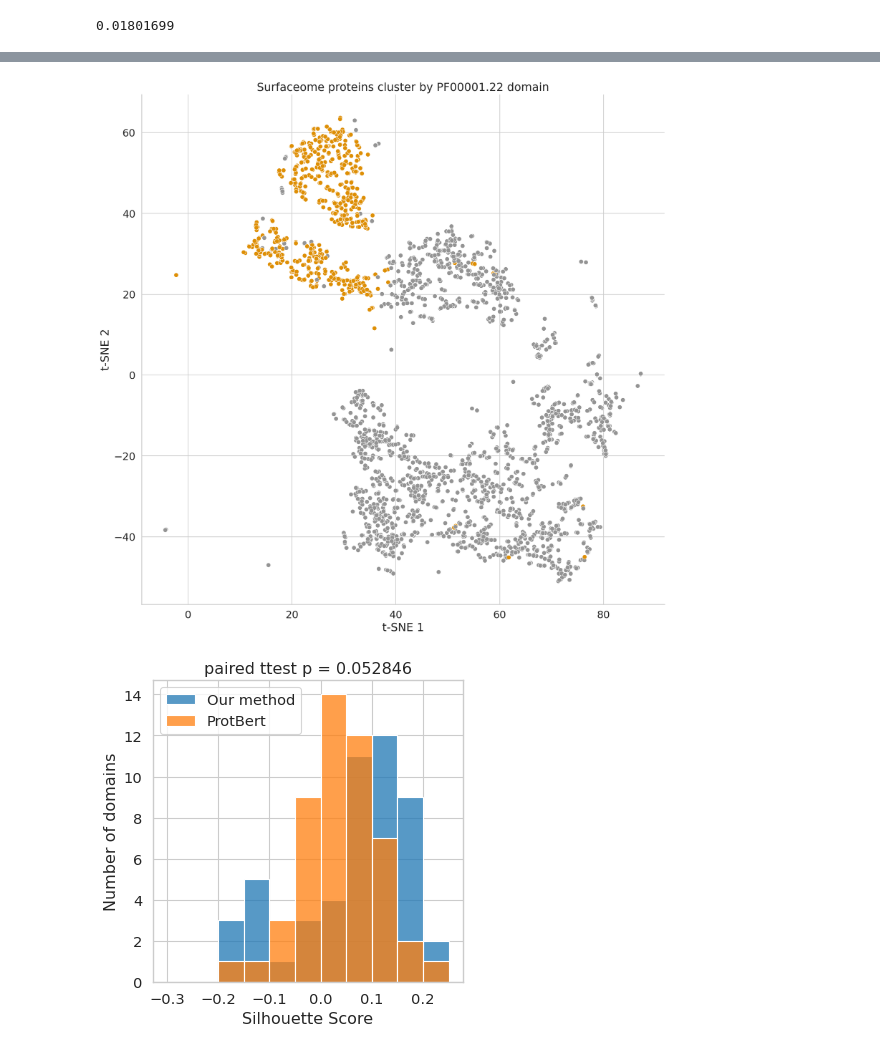
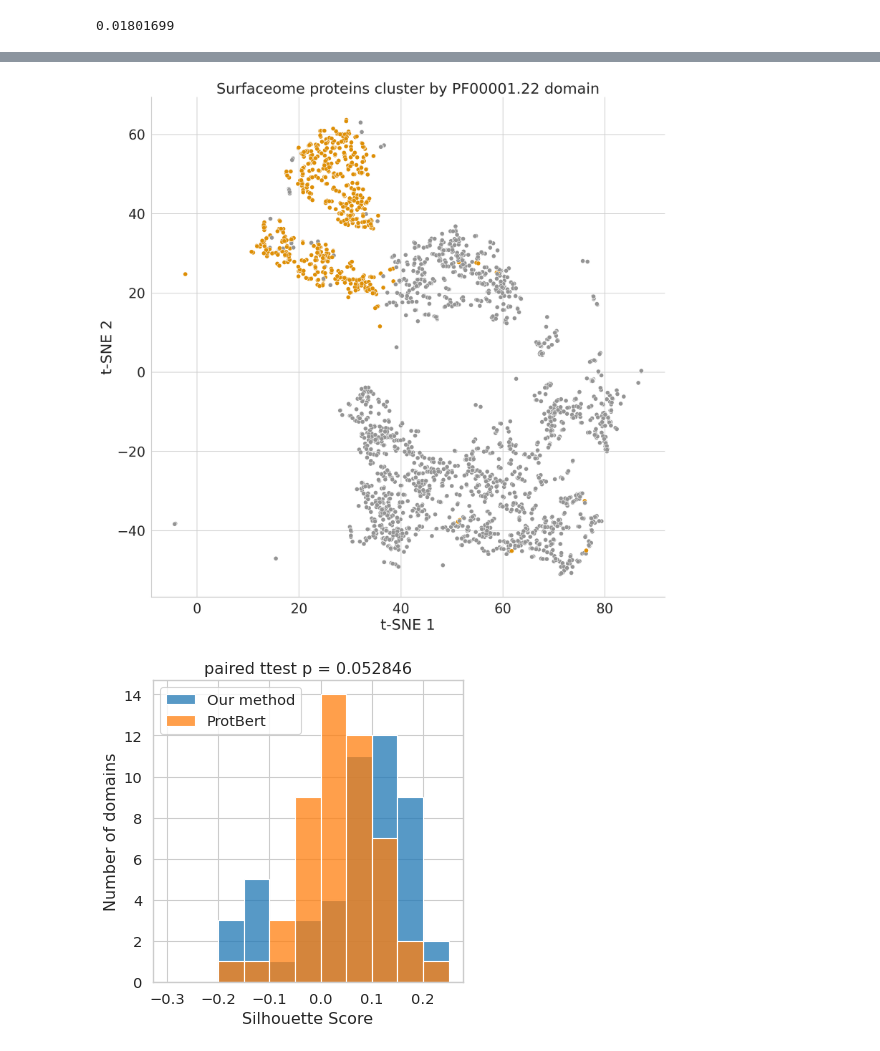
Before and after one commit to samsledje/ConPLex_dev, a Jupyter notebook: nb/DrugBank x Surfaceome.ipynb, the cells around one changed output, grey strips where cells are left out. Cells and saved outputs as stored; diff of their text form; code cells hidden in the pictures.

```diff
--- a/nb/DrugBank x Surfaceome.ipynb
+++ b/nb/DrugBank x Surfaceome.ipynb
@@ -420,5 +469,5 @@ print(oursil)#, pbsil)
 # %%
-sns.set(style='whitegrid',font_scale=1.5)
+sns.set(style='whitegrid',font_scale=2)
 plt.figure(figsize=(15, 15), dpi=150)
 
 style = ['Protein'] * prot_projections.shape[0]# + ['Molecule'] * mol_projections.shape[0]
@@ -437,11 +486,12 @@ sns.scatterplot(
     hue = 'Almen Class',
     s=25,
     alpha=1,
+    palette=palette,
    )
 plt.xlabel('t-SNE 1')
 plt.ylabel('t-SNE 2')
 plt.title('Projection of Surfaceome Proteins into DTI Space')
 sns.despine()
-# plt.savefig('../img/surfaceome_almen_class_tsne.png',bbox_inches='tight')
+plt.savefig('../img/surfaceome_almen_class_tsne.svg',bbox_inches='tight')
 plt.show()
 # %% [output]
@@ -478,34 +527,34 @@ plt.show()
 # %%
-sns.set(style='whitegrid',font_scale=1.5)
+sns.set(style='whitegrid',font_scale=2)
 plt.figure(figsize=(15, 15), dpi=150)
 
 pal = [sns.color_palette("colorblind")[i] for i in [7,1]]
 
 ind = 0
 domain = domsrted.index[ind]
 
 plot_dom_df = pd.DataFrame({
     't-SNE 1': embed_tsne[:prot_projections.shape[0],0],
     't-SNE 2': embed_tsne[:prot_projections.shape[0],1],
     f'Has {domain} Domain?': get_pfd_code(domain)
 })
 
 ax = sns.scatterplot(
     data = plot_dom_df,
     x = 't-SNE 1',
     y = 't-SNE 2',
     hue = f'Has {domain} Domain?',
     s=50,
     alpha=1,
     palette = pal,
 )
 ax.get_legend().set_visible(False)
 plt.title(f'Surfaceome proteins cluster by {domsrted.index[0]} domain')
 sns.despine()
-# plt.savefig('../img/surfaceome_example_pfam_scatter.png',bbox_inches='tight')
+plt.savefig(f'../img/surfaceome_pfam{domain}_scatter.svg',bbox_inches='tight')
 plt.show()
 # %% [output]
-[figure, old version]
+[figure, new version]
 # %%
 do_plot_each = False
 
```
Also changed, not shown: parts of 23 cells of this notebook, 12 other files.
